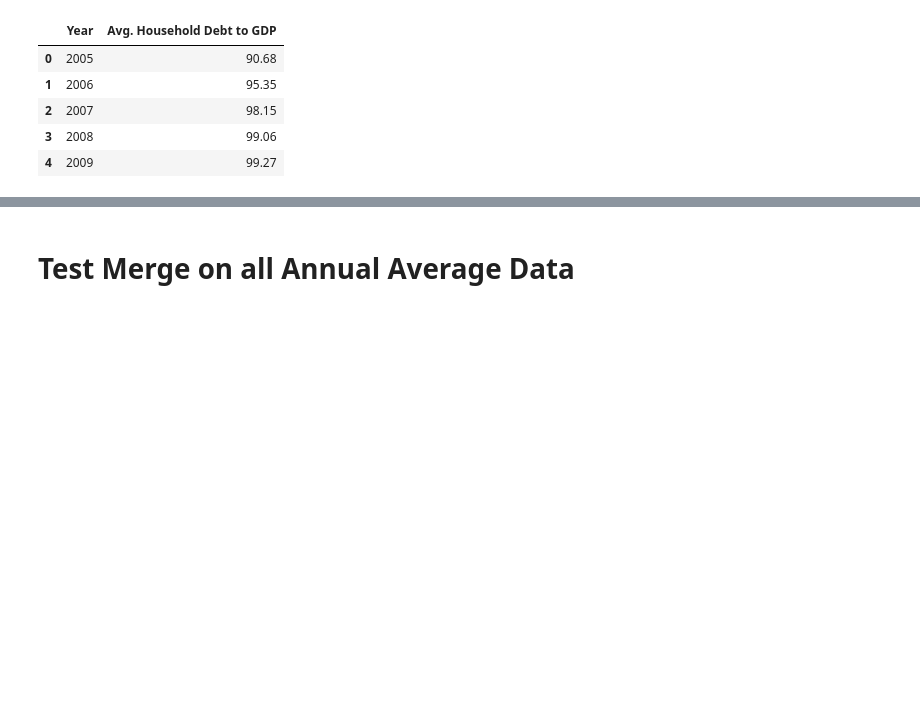
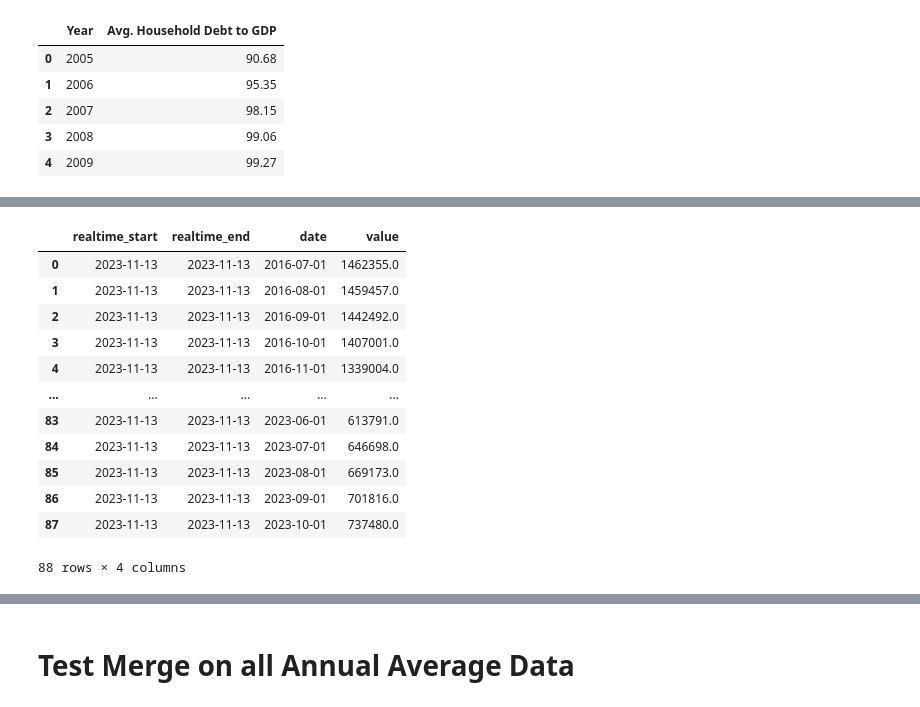
Before and after one commit to njlanger/Project1_Grp3, a Jupyter notebook: input_data/raw_fred_data.ipynb, the cells around one changed output, grey strips where cells are left out. Cells and saved outputs as stored; diff of their text form; code cells hidden in the pictures; blank space fills up the shorter version.

Commit message:
Added data sources and merged

```diff
--- a/input_data/raw_fred_data.ipynb
+++ b/input_data/raw_fred_data.ipynb
@@ -344,0 +415,18 @@ avg_household_debt_to_gdp_df.head()
+# %%
+# Data source: Realtor.com, Housing Inventory: Active Listing Count in the United States [ACTLISCOUUS], retrieved from FRED, Federal Reserve Bank of St. Louis; https://fred.stlouisfed.org/series/ACTLISCOUUS, November 13, 2023.
+housing_inv_df = fred.get_series_df("ACTLISCOUUS")
+housing_inv_df
+# %% [output]
+|  | realtime_start | realtime_end | date | value |
+| 0 | 2023-11-13 | 2023-11-13 | 2016-07-01 | 1462355.0 |
+| 1 | 2023-11-13 | 2023-11-13 | 2016-08-01 | 1459457.0 |
+| 2 | 2023-11-13 | 2023-11-13 | 2016-09-01 | 1442492.0 |
+| 3 | 2023-11-13 | 2023-11-13 | 2016-10-01 | 1407001.0 |
+| 4 | 2023-11-13 | 2023-11-13 | 2016-11-01 | 1339004.0 |
+| ... | ... | ... | ... | ... |
+| 83 | 2023-11-13 | 2023-11-13 | 2023-06-01 | 613791.0 |
+| 84 | 2023-11-13 | 2023-11-13 | 2023-07-01 | 646698.0 |
+| 85 | 2023-11-13 | 2023-11-13 | 2023-08-01 | 669173.0 |
+| 86 | 2023-11-13 | 2023-11-13 | 2023-09-01 | 701816.0 |
+| 87 | 2023-11-13 | 2023-11-13 | 2023-10-01 | 737480.0 |
+88 rows × 4 columns
```
Also changed, not shown: parts of 15 cells of this notebook, 1 other file.
